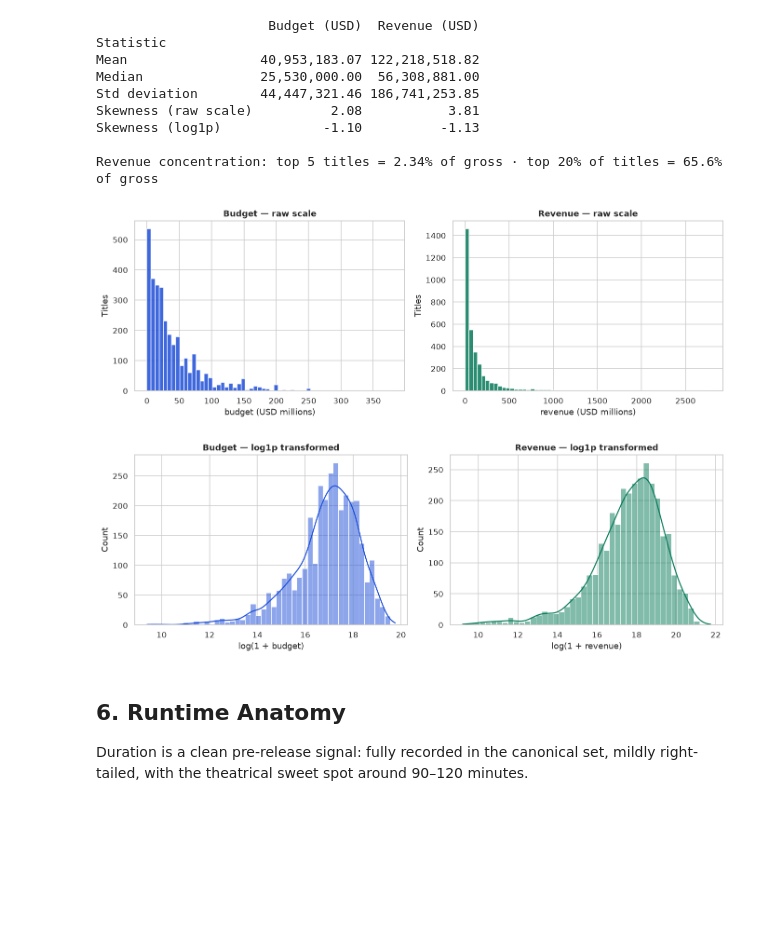
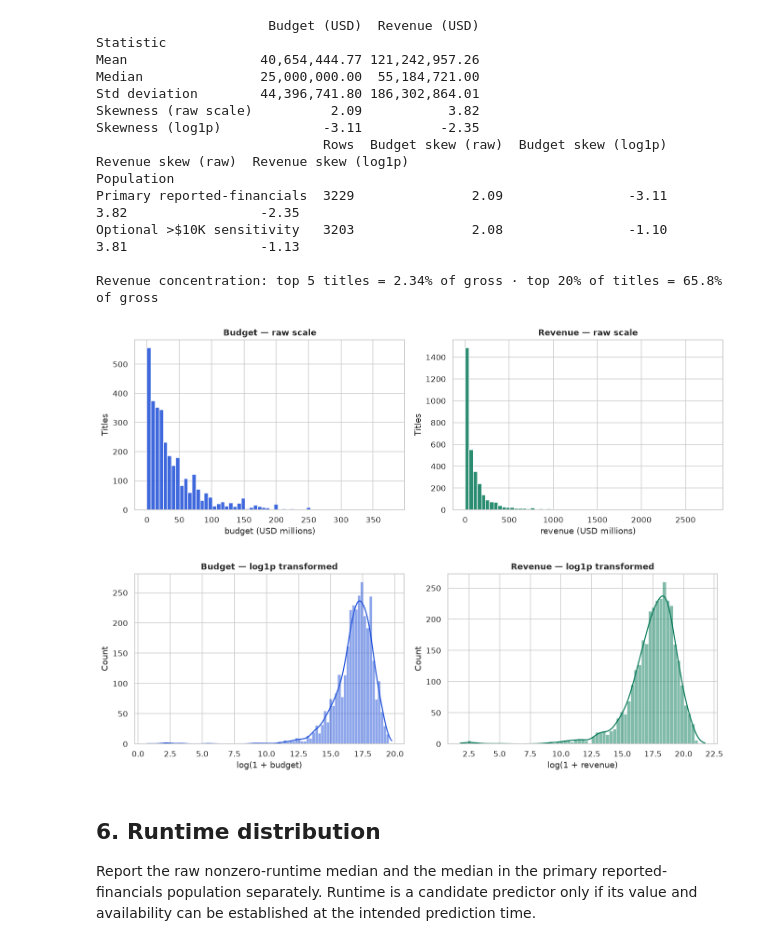
Before and after one commit to andreisugu/greenlight-ml, a Jupyter notebook: notebooks/01_exploratory_data_analysis.ipynb, the cells around one changed output. Drawn from its saved outputs; the diff is of its cells as text; code cells hidden in the pictures; blank space fills up the shorter version.

```diff
--- a/notebooks/01_exploratory_data_analysis.ipynb
+++ b/notebooks/01_exploratory_data_analysis.ipynb
@@ -146,13 +113,12 @@ and leaves the **canonical modeling set**.
 # %%
-df_model = filter_scale_anomalies(df_theatrical)
-pruned_idx = df_theatrical.index.difference(df_model.index)
-anomaly_table = (
-    df_theatrical.loc[pruned_idx, ['title', 'budget', 'revenue', 'release_date']]
-    .sort_values('budget')
-    .reset_index(drop=True)
+df_floor_sensitivity = filter_minimum_scale(df_reported, usd_floor=10_000)
+under_floor = df_reported.loc[~df_reported.index.isin(df_floor_sensitivity.index)].copy()
+under_floor['nominal_gross_proxy'] = np.where(
+    under_floor['revenue'] > under_floor['budget'], 'Revenue > budget', 'Revenue <= budget'
 )
-print('Stage 2 — commercial-scale floor (budget > $10,000 AND revenue > $10,000, strict):')
-print(f'  {len(df_theatrical):,} theatrical titles − {len(anomaly_table)} corrupted / below-floor = {len(df_model):,} canonical modeling films')
-print(f'\nThe {len(anomaly_table)} pruned titles (sorted by budget):')
-anomaly_table
+print(f'Optional strict >$10K sensitivity subset: {len(df_floor_sensitivity):,} rows.')
+print(f'Below/equal-floor rows removed by this policy: {len(under_floor):,}; '
+      f'{int((under_floor["nominal_gross_proxy"] == "Revenue > budget").sum())} nominal gross-above-budget and '
+      f'{int((under_floor["nominal_gross_proxy"] == "Revenue <= budget").sum())} nominal gross-at/below-budget.')
+under_floor[['title', 'budget', 'revenue', 'release_date', 'nominal_gross_proxy']].sort_values('budget').reset_index(drop=True)
 # %% [output]
@@ -248,46 +208,69 @@ and treats revenue concentration as a first-class phenomenon.
 # %%
-money = df_model[['budget', 'revenue']]
+money = df_reported[['budget', 'revenue']]
 skew_receipt = pd.DataFrame({
     'Statistic': ['Mean', 'Median', 'Std deviation', 'Skewness (raw scale)', 'Skewness (log1p)'],
     'Budget (USD)': [money['budget'].mean(), money['budget'].median(), money['budget'].std(),
                      money['budget'].skew(), np.log1p(money['budget']).skew()],
     'Revenue (USD)': [money['revenue'].mean(), money['revenue'].median(), money['revenue'].std(),
                       money['revenue'].skew(), np.log1p(money['revenue']).skew()],
 }).set_index('Statistic')
 print(skew_receipt.to_string())
 
-top5_share = df_model.nlargest(5, 'revenue')['revenue'].sum() / df_model['revenue'].sum() * 100
-top20pct_share = df_model.nlargest(int(len(df_model) * 0.2), 'revenue')['revenue'].sum() / df_model['revenue'].sum() * 100
+
+def skew_summary(frame: pd.DataFrame, population: str) -> dict:
+    return {
+        'Population': population,
+        'Rows': len(frame),
+        'Budget skew (raw)': frame['budget'].skew(),
+        'Budget skew (log1p)': np.log1p(frame['budget']).skew(),
+        'Revenue skew (raw)': frame['revenue'].skew(),
+        'Revenue skew (log1p)': np.log1p(frame['revenue']).skew(),
+    }
+
+
+# A log transform changes skew but does not guarantee symmetry; compare the
+# primary population against the optional threshold sensitivity subset.
+transform_skew = pd.DataFrame([
+    skew_summary(df_reported, 'Primary reported-financials'),
+    skew_summary(df_floor_sensitivity, 'Optional >$10K sensitivity'),
+]).set_index('Population')
+print(transform_skew.round(2).to_string())
+
+top5_share = df_reported.nlargest(5, 'revenue')['revenue'].sum() / df_reported['revenue'].sum() * 100
+top20pct_share = df_reported.nlargest(int(len(df_reported) * 0.2), 'revenue')['revenue'].sum() / df_reported['revenue'].sum() * 100
 print(f'\nRevenue concentration: top 5 titles = {top5_share:.2f}% of gross · top 20% of titles = {top20pct_share:.1f}% of gross')
 
 fig, axes = plt.subplots(1, 2, figsize=(12.5, 4.4))
 for ax, col, color in zip(axes, ['budget', 'revenue'], ['#1d4ed8', '#047857']):
     ax.hist(money[col] / 1e6, bins=60, color=color, alpha=.85)
     ax.set_title(f'{col.capitalize()} — raw scale')
     ax.set_xlabel(f'{col} (USD millions)'); ax.set_ylabel('Titles')
 plt.tight_layout(); plt.show()
 
 fig, axes = plt.subplots(1, 2, figsize=(12.5, 4.4))
 for ax, col, color in zip(axes, ['budget', 'revenue'], ['#1d4ed8', '#047857']):
     sns.histplot(np.log1p(money[col]), kde=True, color=color, ax=ax)
     ax.set_title(f'{col.capitalize()} — log1p transformed')
     ax.set_xlabel(f'log(1 + {col})')
 plt.tight_layout(); plt.show()
 # %% [output]
                       Budget (USD)  Revenue (USD)
 Statistic
-Mean                 40,953,183.07 122,218,518.82
-Median               25,530,000.00  56,308,881.00
-Std deviation        44,447,321.46 186,741,253.85
-Skewness (raw scale)          2.08           3.81
-Skewness (log1p)             -1.10          -1.13
+Mean                 40,654,444.77 121,242,957.26
+Median               25,000,000.00  55,184,721.00
+Std deviation        44,396,741.80 186,302,864.01
+Skewness (raw scale)          2.09           3.82
+Skewness (log1p)             -3.11          -2.35
+                             Rows  Budget skew (raw)  Budget skew (log1p)  Revenue skew (raw)  Revenue skew (log1p)
+Population
+Primary reported-financials  3229               2.09                -3.11                3.82                 -2.35
+Optional >$10K sensitivity   3203               2.08                -1.10                3.81                 -1.13
 
-Revenue concentration: top 5 titles = 2.34% of gross · top 20% of titles = 65.6% of gross
+Revenue concentration: top 5 titles = 2.34% of gross · top 20% of titles = 65.8% of gross
-[figure, old version]
+[figure, new version]
-[figure, old version]
+[figure, new version]
 # %% [markdown]
-## 6. Runtime Anatomy
+## 6. Runtime distribution
 
-Duration is a clean pre-release signal: fully recorded in the canonical set, mildly
-right-tailed, with the theatrical sweet spot around 90–120 minutes.
+Report the raw nonzero-runtime median and the median in the primary reported-financials population separately. Runtime is a candidate predictor only if its value and availability can be established at the intended prediction time.
 # %%
```
Also changed, not shown: parts of 26 cells of this notebook, 15 other files.
